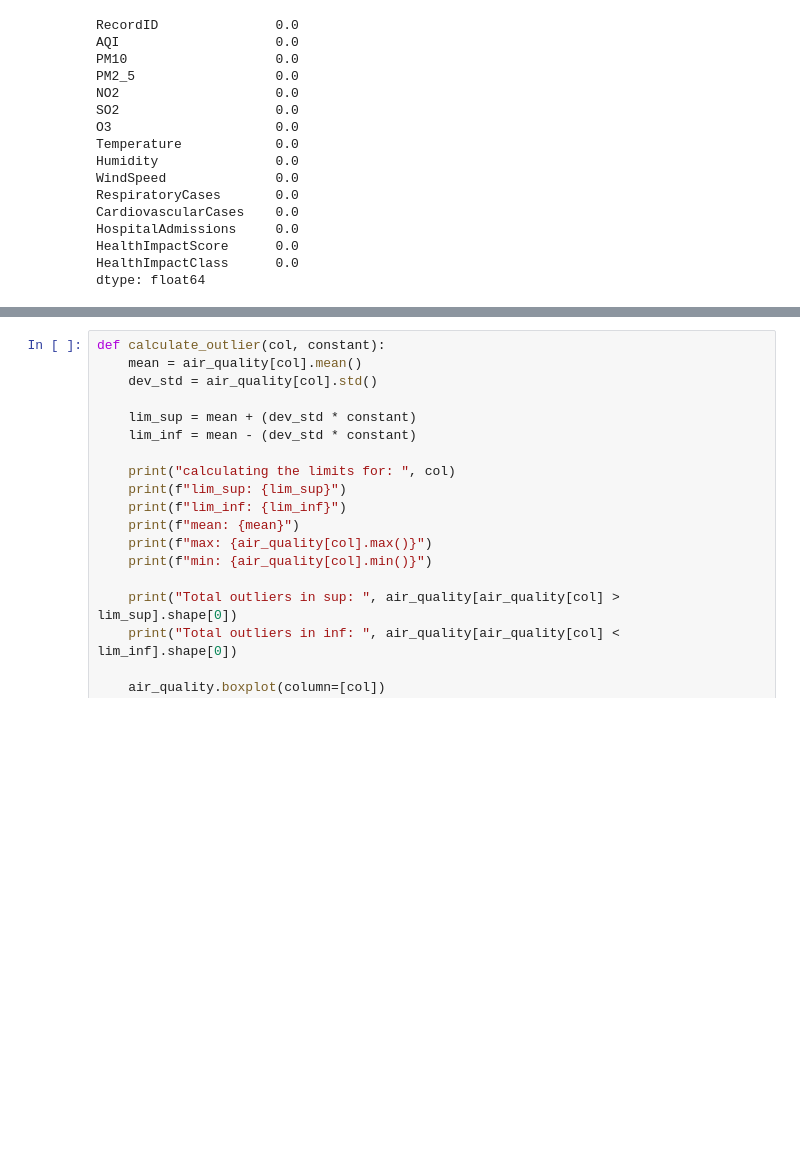
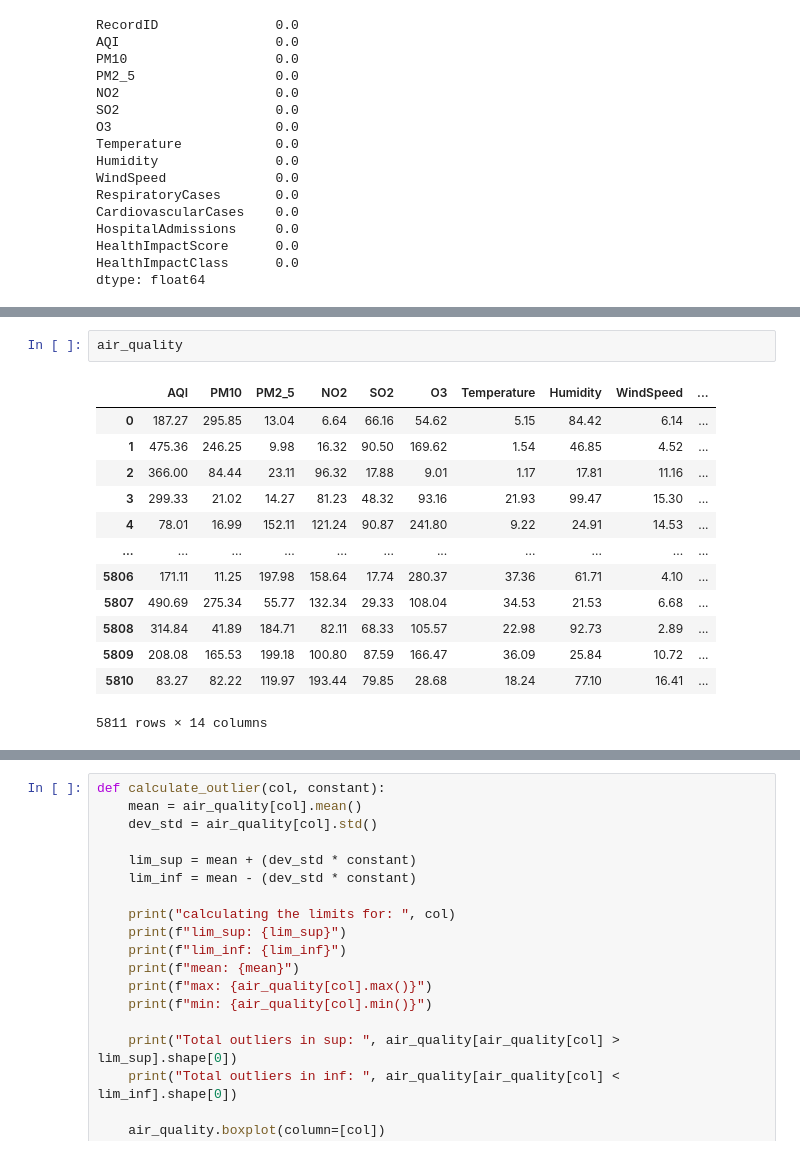
Before and after one commit to alexpanquevac/analisisDatos, a Jupyter notebook: Taller1.ipynb, the cells around one changed output, grey strips where cells are left out. Drawn from its saved outputs; the diff is of its cells as text; blank space fills up the shorter version.

```diff
--- a/Taller1.ipynb
+++ b/Taller1.ipynb
@@ -235,0 +260,16 @@ dtype: float64
+# %%
+air_quality
+# %% [output]
+|  | AQI | PM10 | PM2_5 | NO2 | SO2 | O3 | Temperature | Humidity | WindSpeed | ... |
+| 0 | 187.27 | 295.85 | 13.04 | 6.64 | 66.16 | 54.62 | 5.15 | 84.42 | 6.14 | ... |
+| 1 | 475.36 | 246.25 | 9.98 | 16.32 | 90.50 | 169.62 | 1.54 | 46.85 | 4.52 | ... |
+| 2 | 366.00 | 84.44 | 23.11 | 96.32 | 17.88 | 9.01 | 1.17 | 17.81 | 11.16 | ... |
+| 3 | 299.33 | 21.02 | 14.27 | 81.23 | 48.32 | 93.16 | 21.93 | 99.47 | 15.30 | ... |
+| 4 | 78.01 | 16.99 | 152.11 | 121.24 | 90.87 | 241.80 | 9.22 | 24.91 | 14.53 | ... |
+| ... | ... | ... | ... | ... | ... | ... | ... | ... | ... | ... |
+| 5806 | 171.11 | 11.25 | 197.98 | 158.64 | 17.74 | 280.37 | 37.36 | 61.71 | 4.10 | ... |
+| 5807 | 490.69 | 275.34 | 55.77 | 132.34 | 29.33 | 108.04 | 34.53 | 21.53 | 6.68 | ... |
+| 5808 | 314.84 | 41.89 | 184.71 | 82.11 | 68.33 | 105.57 | 22.98 | 92.73 | 2.89 | ... |
+| 5809 | 208.08 | 165.53 | 199.18 | 100.80 | 87.59 | 166.47 | 36.09 | 25.84 | 10.72 | ... |
+| 5810 | 83.27 | 82.22 | 119.97 | 193.44 | 79.85 | 28.68 | 18.24 | 77.10 | 16.41 | ... |
+5811 rows × 14 columns
```
Also changed, not shown: parts of 17 cells of this notebook, 1 other file.
